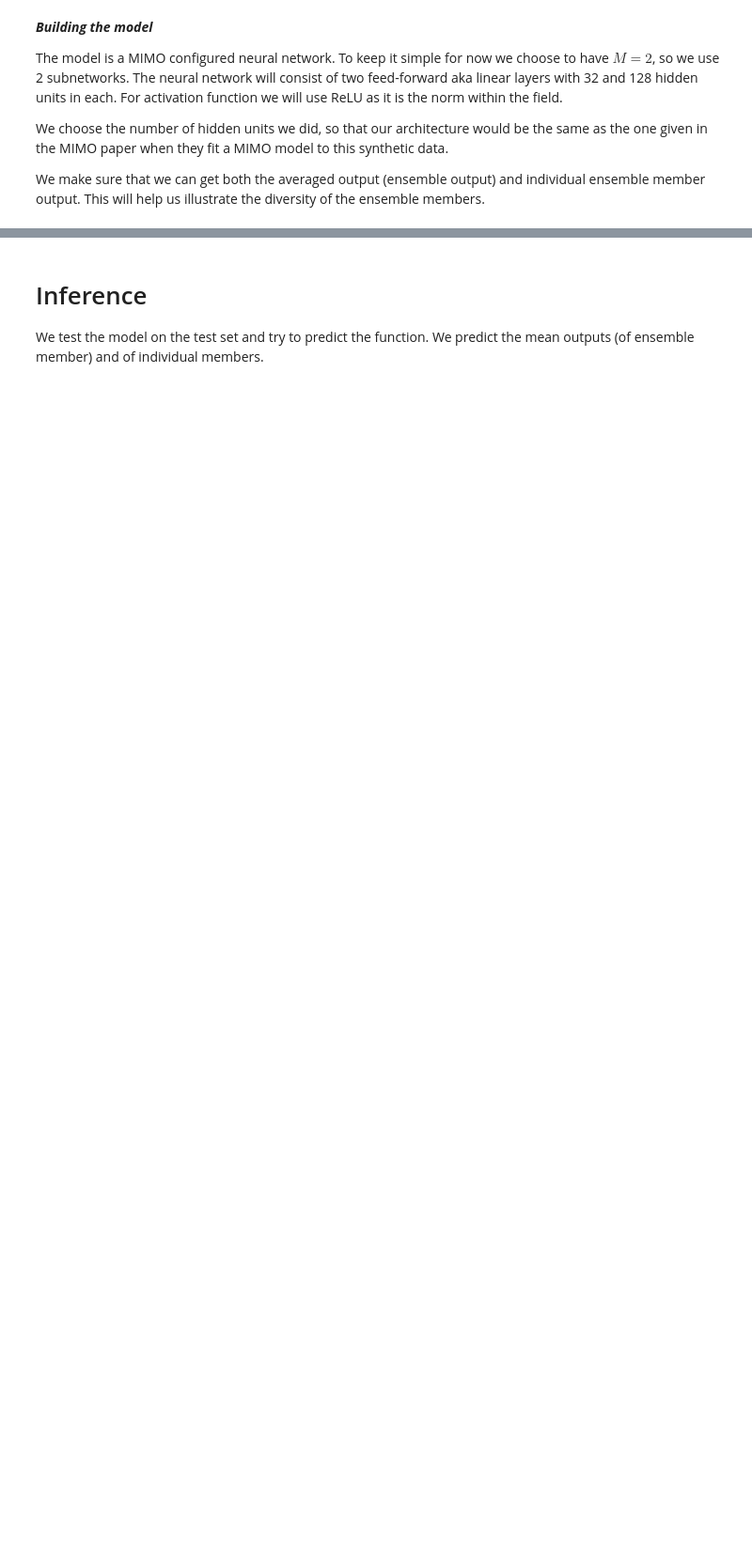
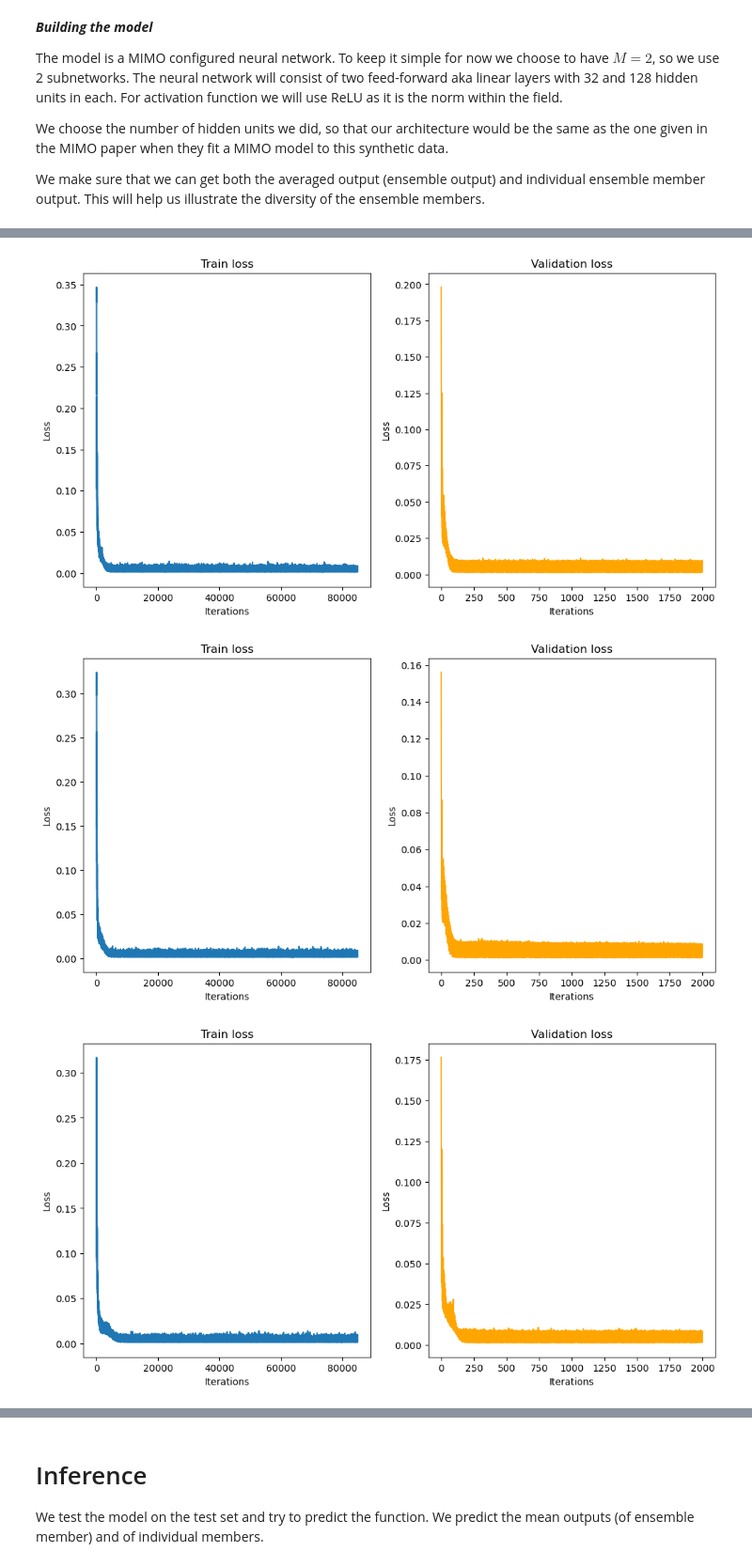
Before and after one commit to Malthe57/MastersThesis, a Jupyter notebook: notebooks/MIMOprototype.ipynb, the cells around one changed output, grey strips where cells are left out. Shown at 94% size. Cells and saved outputs as stored; diff of their text form; code cells hidden in the pictures; blank space fills up the shorter version.

```diff
--- a/notebooks/MIMOprototype.ipynb
+++ b/notebooks/MIMOprototype.ipynb
@@ -355,9 +347,18 @@ ImportError: IProgress not found. Please update jupyter and ipywidgets. See http
 # %%
-# train one Naive model
-M = 2
-naive_model = NaiveNetwork(n_subnetworks=M)
-optimizer = torch.optim.Adam(naive_model.parameters(), lr=3e-4)
+# train Naive model with M = [2,3,4]
+Ms = [2, 3, 4]
 
-losses, val_losses = train(naive_model, optimizer, epochs=5000, trainloader=naivetrainloader, valloader=naivevalloader, val_every_n_epochs=10, model_name='Naive')
-# plot loss
-plot_loss(losses, val_losses)
+for M in Ms:
+    naive_model = NaiveNetwork(n_subnetworks=M)
+    optimizer = torch.optim.Adam(naive_model.parameters(), lr=3e-4)
+
+    naivetrainloader = DataLoader(traindata, batch_size=60, shuffle=True, collate_fn=lambda x: naive_collate_fn(x, M), drop_last=False)
+    naivevalloader = DataLoader(valdata, batch_size=60, shuffle=False, collate_fn=lambda x: naive_collate_fn(x, M), drop_last=False)
+
+    losses, val_losses = train(naive_model, optimizer, epochs=5000, trainloader=naivetrainloader, valloader=naivevalloader, val_every_n_epochs=10, model_name=f'naive_ensembles/Naive_{M}_members')
+    # plot loss
+    plot_loss(losses, val_losses)
+# %% [output]
+[figure, added]
+[figure, added]
+[figure, added]
```
Also changed, not shown: parts of 25 cells of this notebook, 8 other files.
